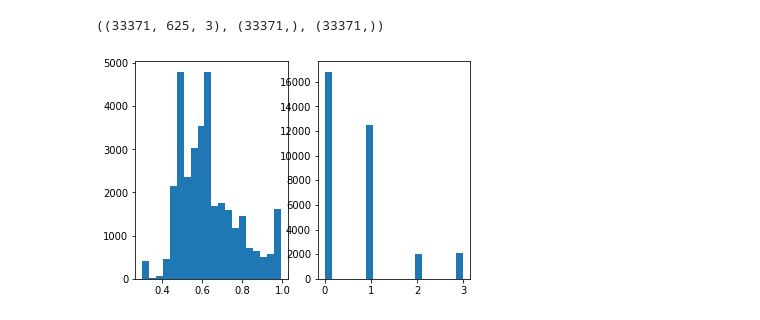
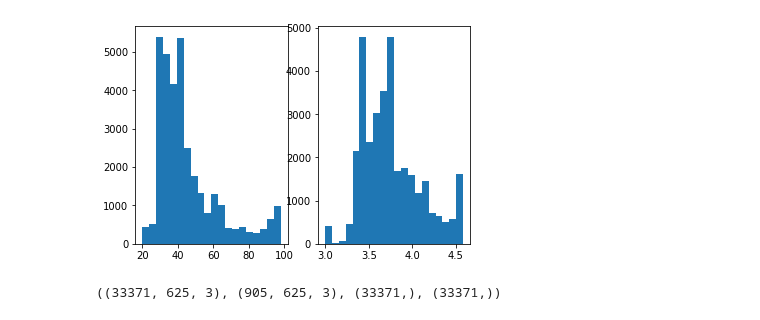
Before and after one commit to yebiny/Depth-of-anaesthesia-EEG, a Jupyter notebook: simple_train.ipynb, the cells around one changed output. Cells and saved outputs as stored; diff of their text form; code cells hidden in the pictures.

```diff
--- a/simple_train.ipynb
+++ b/simple_train.ipynb
@@ -8,5 +7,16 @@ from tensorflow.keras import layers, models
 from sklearn.model_selection import train_test_split
 # %%
-x_data = np.load("data/res_process/test1/data30/x_train.npy")
-y_data = np.load("data/res_process/test1/data30/y_train.npy")
-y_label = np.load("data/res_process/test1/data30/y_train_label.npy")
+x_data = np.load("data/res_process/test1/data2/x_train.npy")
+y = np.load("data/res_process/test1/data2/y_train.npy")
+y_label = np.load("data/res_process/test1/data2/y_train_label.npy")
+
+y_data = np.log(y)
+#y_data = y_data-3.8
+# %%
+plt.subplot(1,2,1)
+plt.hist(y, bins=20)
+plt.subplot(1,2,2)
+plt.hist(y_data, bins=20)
+plt.show()
+# %% [output]
+[figure, added]
@@ -13,15 +27,7 @@ y_label = np.load("data/res_process/test1/data30/y_train_label.npy")
 # %%
-x_data.shape, y_data.shape, y_label.shape
+x_data.shape, x_test.shape, y_data.shape, y_label.shape
 # %% [output]
-((33371, 625, 3), (33371,), (33371,))
+((33371, 625, 3), (905, 625, 3), (33371,), (33371,))
-# %%
-plt.subplot(1,2,1)
-plt.hist(y_data, bins=20)
-plt.subplot(1,2,2)
-plt.hist(y_label, bins=20)
-plt.show()
-# %% [output]
-[figure, removed]
 # %%
 from sklearn.model_selection import train_test_split
 
```
Also changed, not shown: parts of 16 cells of this notebook, 4 other files.
